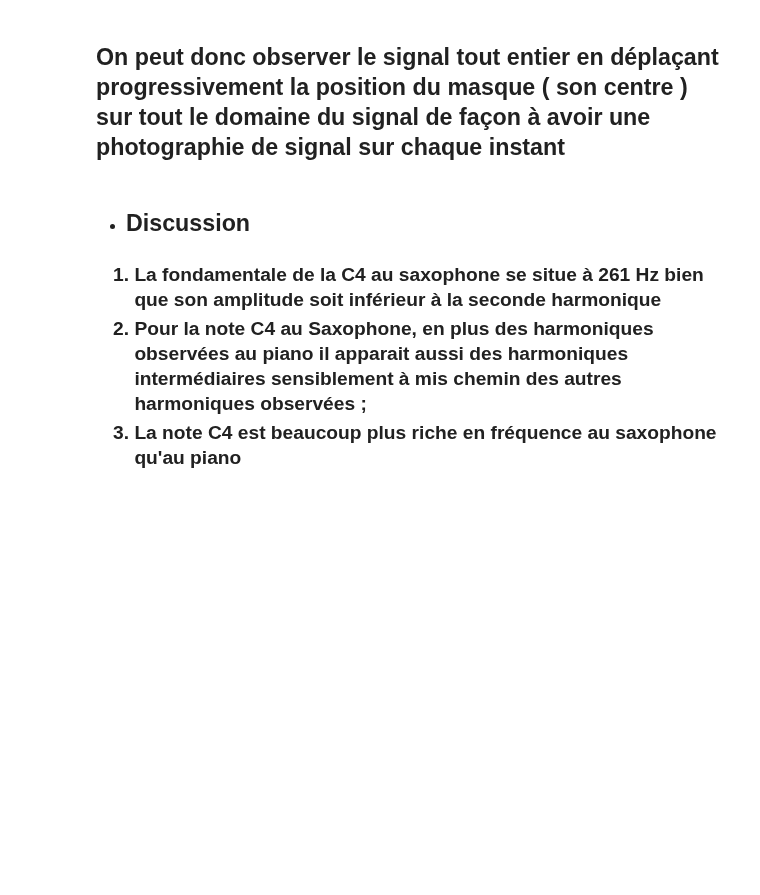
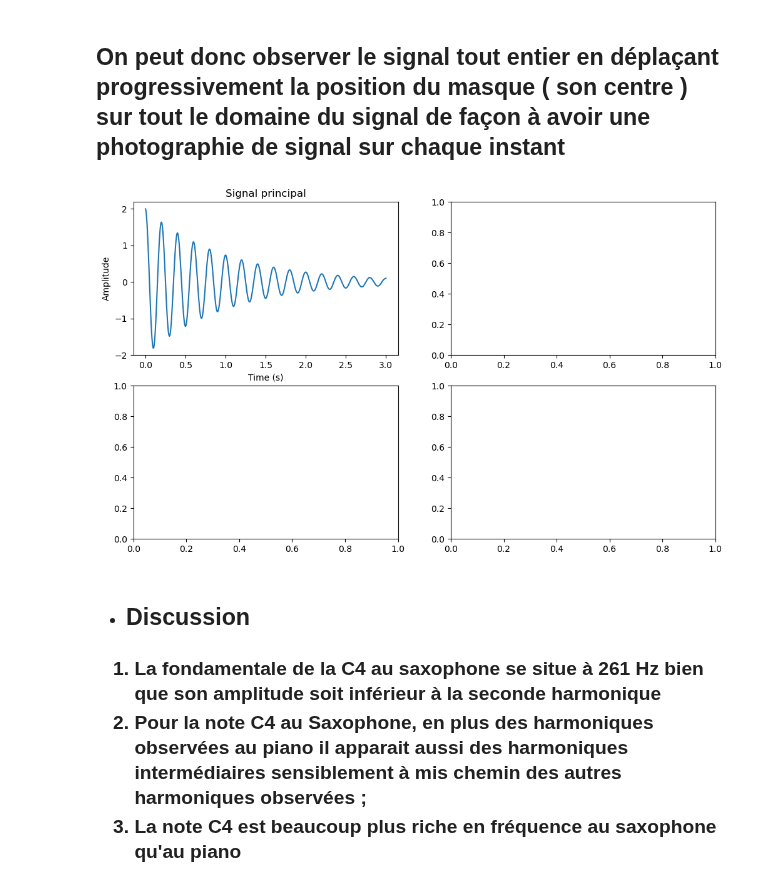
Before and after one commit to Brice-KENGNI-ZANGUIM/Signal_Processing, a Jupyter notebook: 4 - Spectograme/4 - Spectogram Temp_Fréquence.ipynb, the cells around one changed output. Saved outputs shown, nothing was run; the diff lists cells and outputs as text; code cells hidden in the pictures; blank space fills up the shorter version.

```diff
--- a/4 - Spectograme/4 - Spectogram Temp_Fréquence.ipynb
+++ b/4 - Spectograme/4 - Spectogram Temp_Fréquence.ipynb
@@ -120,5 +120,16 @@ plt.show()
 # %% [markdown]
 <h2> On peut donc observer le signal tout entier en déplaçant progressivement la position du masque ( son centre ) sur tout le domaine du signal de façon à avoir une photographie de signal sur chaque instant
+# %%
+fig , ax = plt.subplots(2,2, figsize = (12,7))
+
+ax[0,0].plot(t , signal , label = "signal")
+ax[0,0].title.set_text("Signal principal")
+ax[0,0].set_xlabel("Time (s)")
+ax[0,0].set_ylabel("Amplitude")
+
+plt.show()
+# %% [output]
+[figure, added]
 # %%
 class Fourrier_Transform(  ):
     N_instances = 0
```
Also changed, not shown: parts of 1 cell of this notebook.
